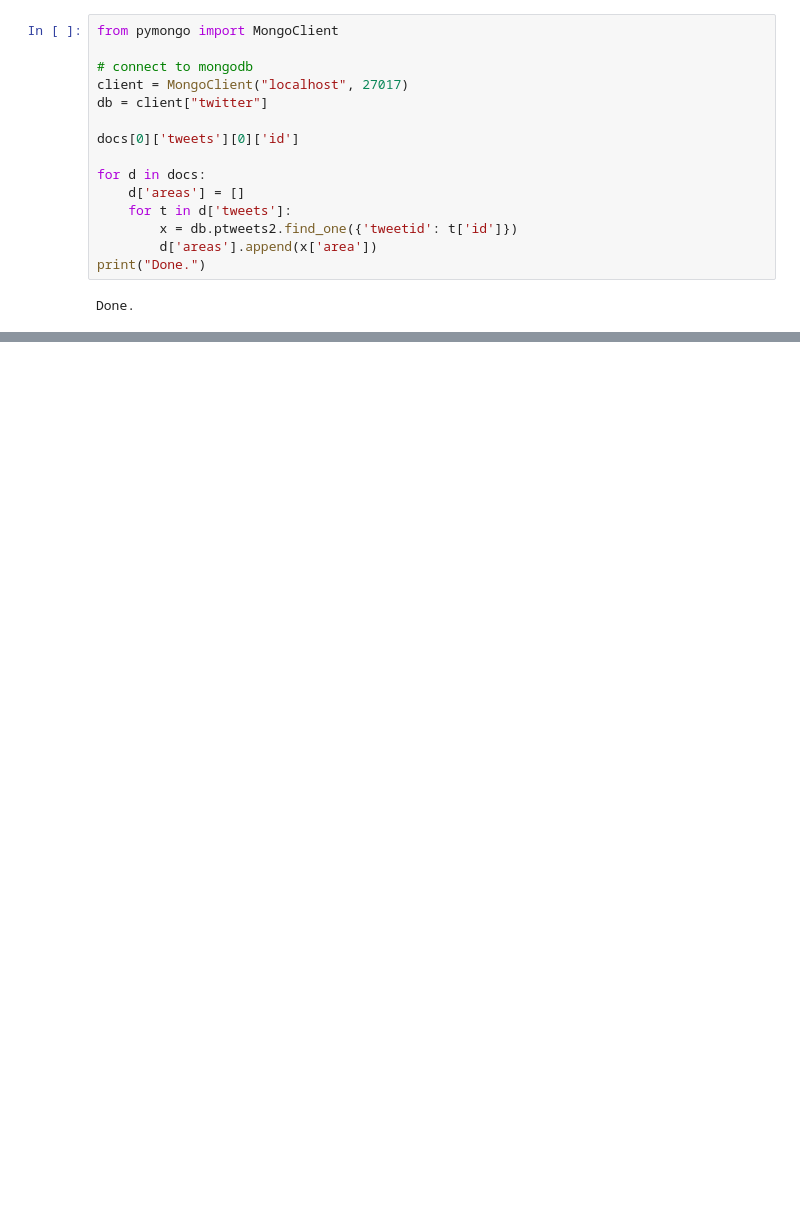
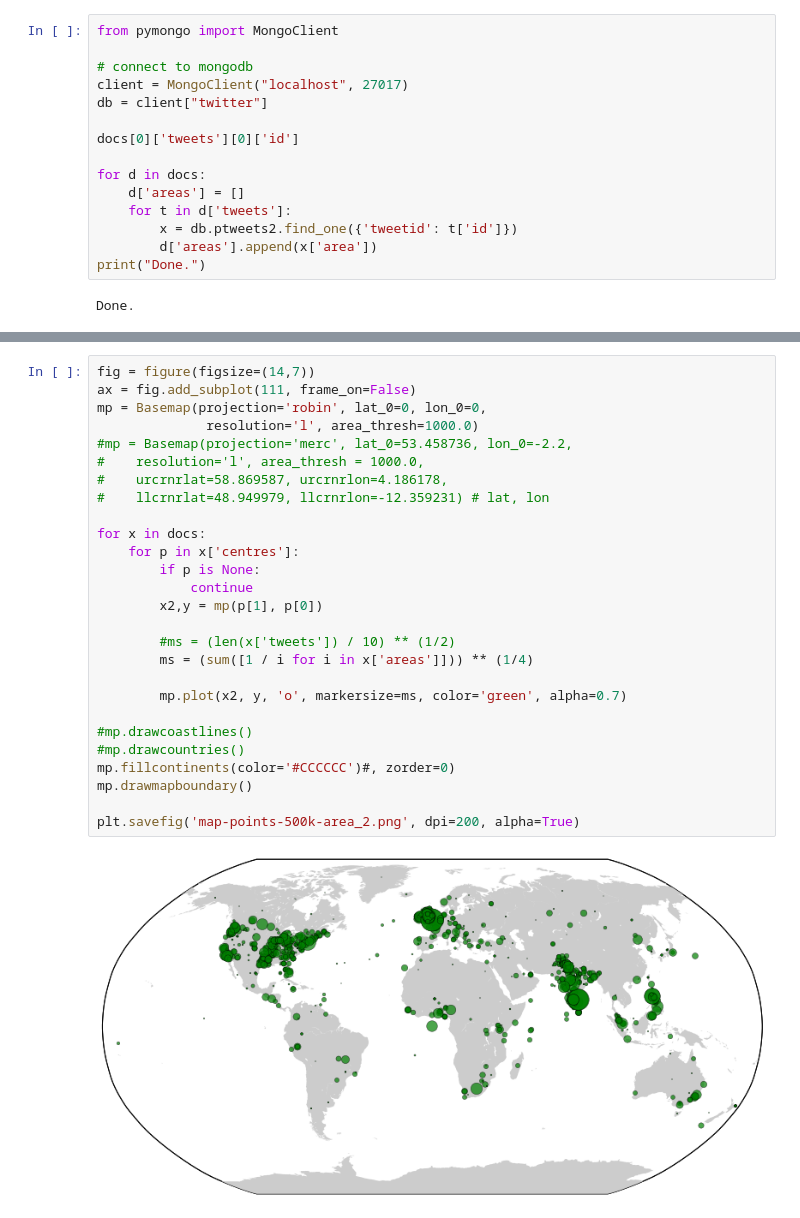
Before and after one commit to Humpheh/twied, a Jupyter notebook: workbooks/ED-Compare.ipynb, the cells around one changed output, grey strips where cells are left out. Drawn from its saved outputs; the diff is of its cells as text; blank space fills up the shorter version.

```diff
--- a/workbooks/ED-Compare.ipynb
+++ b/workbooks/ED-Compare.ipynb
@@ -119,0 +120,29 @@ plt.savefig('map-points-100k-area.png', dpi=200, alpha=True)
+# %%
+fig = figure(figsize=(14,7))
+ax = fig.add_subplot(111, frame_on=False)
+mp = Basemap(projection='robin', lat_0=0, lon_0=0,
+              resolution='l', area_thresh=1000.0)
+#mp = Basemap(projection='merc', lat_0=53.458736, lon_0=-2.2,
+#    resolution='l', area_thresh = 1000.0,
+#    urcrnrlat=58.869587, urcrnrlon=4.186178,
+#    llcrnrlat=48.949979, llcrnrlon=-12.359231) # lat, lon
+
+for x in docs:
+    for p in x['centres']:
+        if p is None:
+            continue
+        x2,y = mp(p[1], p[0])
+
+        #ms = (len(x['tweets']) / 10) ** (1/2)
+        ms = (sum([1 / i for i in x['areas']])) ** (1/4)
+
+        mp.plot(x2, y, 'o', markersize=ms, color='green', alpha=0.7)
+
+#mp.drawcoastlines()
+#mp.drawcountries()
+mp.fillcontinents(color='#CCCCCC')#, zorder=0)
+mp.drawmapboundary()
+
+plt.savefig('map-points-500k-area_2.png', dpi=200, alpha=True)
+# %% [output]
+[figure, added]
```
Also changed, not shown: parts of 8 cells of this notebook, 19 other files.
